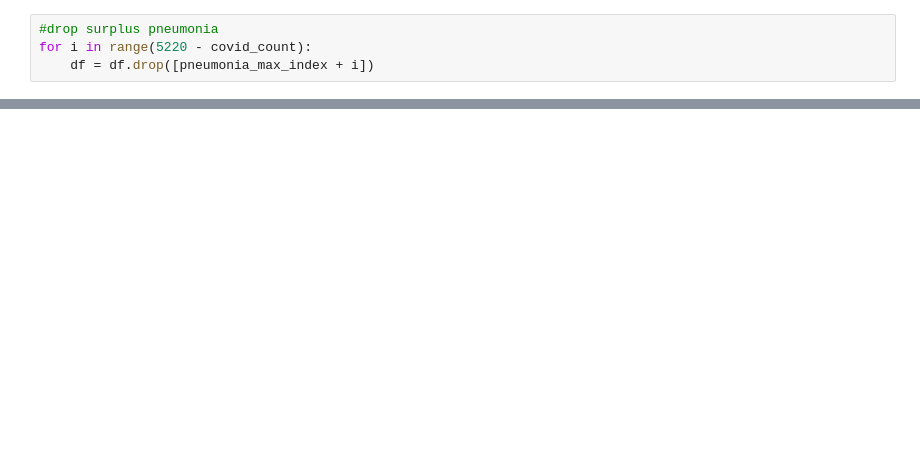
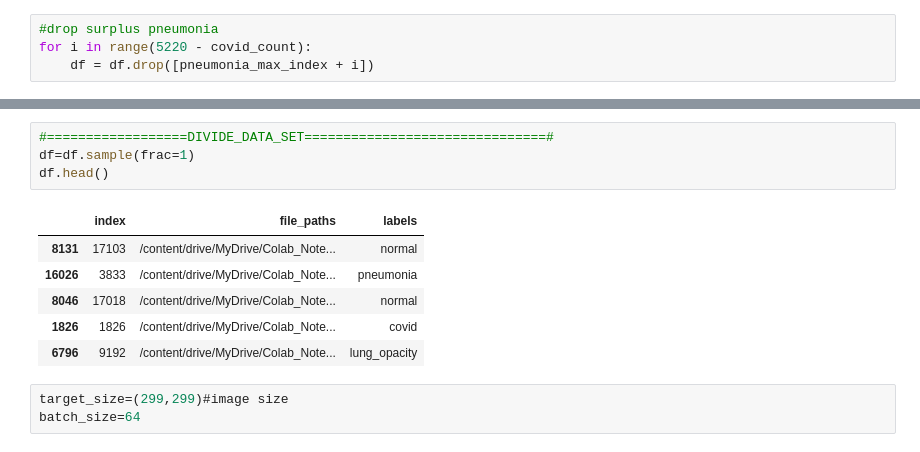
Before and after one commit to koshkit/VKR, a Jupyter notebook: Ensemble_ETU.ipynb, the cells around one changed output, grey strips where cells are left out. Cells and saved outputs as stored; diff of their text form; blank space fills up the shorter version.

```diff
--- a/Ensemble_ETU.ipynb
+++ b/Ensemble_ETU.ipynb
@@ -102,0 +150,14 @@ plt.show()
+# %%
+#==================DIVIDE_DATA_SET===============================#
+df=df.sample(frac=1)
+df.head()
+# %% [output]
+|  | index | file_paths | labels |
+| 8131 | 17103 | /content/drive/MyDrive/Colab_Note... | normal |
+| 16026 | 3833 | /content/drive/MyDrive/Colab_Note... | pneumonia |
+| 8046 | 17018 | /content/drive/MyDrive/Colab_Note... | normal |
+| 1826 | 1826 | /content/drive/MyDrive/Colab_Note... | covid |
+| 6796 | 9192 | /content/drive/MyDrive/Colab_Note... | lung_opacity |
+# %%
+target_size=(299,299)#image size
+batch_size=64
```
Also changed, not shown: parts of 15 cells of this notebook.
